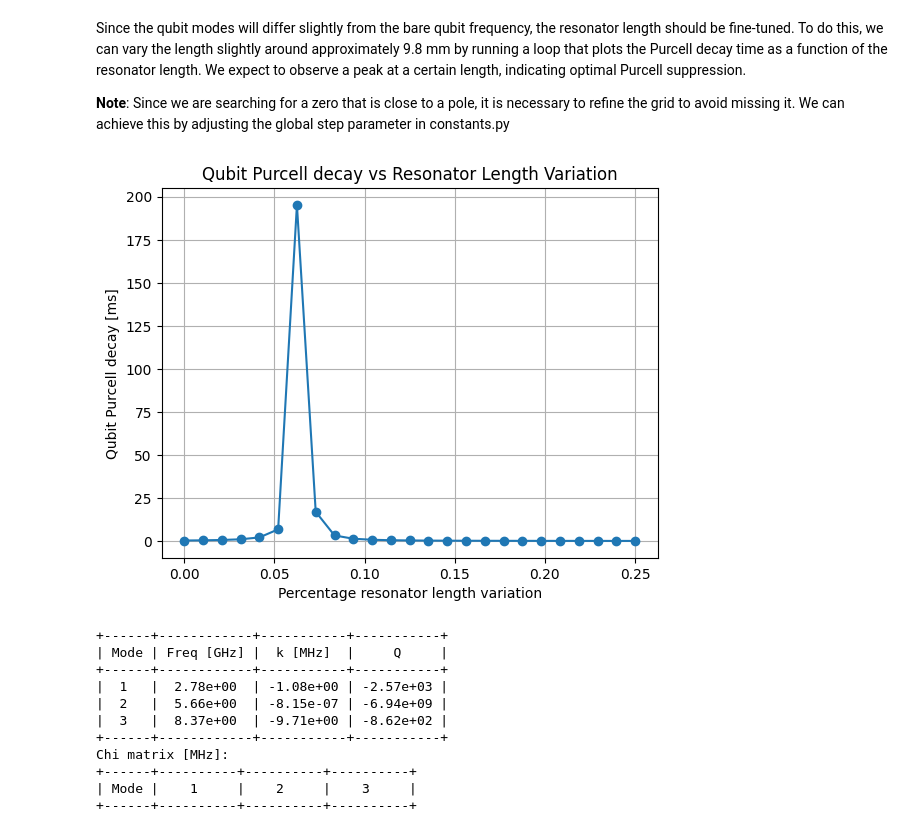
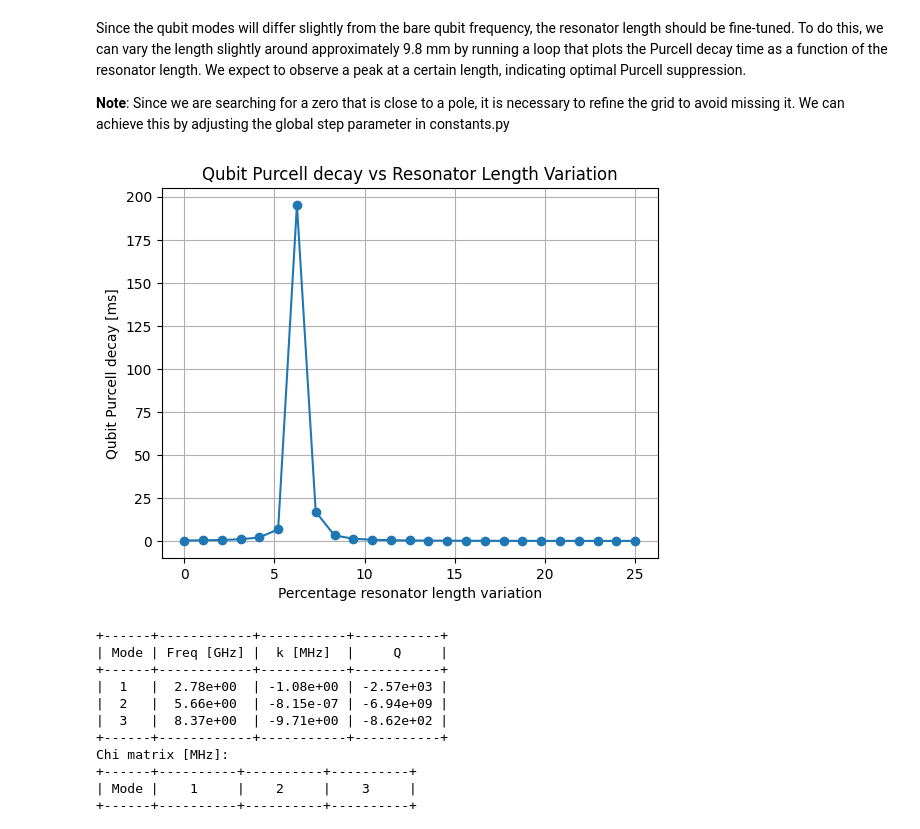
Before and after one commit to SimonaZaccaria/QuLTRA, a Jupyter notebook: tutorial/Exploiting_higher_modes.ipynb, the cells around one changed output. Cells and saved outputs as stored; diff of their text form; code cells hidden in the pictures.

Commit message:
changed graph

```diff
--- a/tutorial/Exploiting_higher_modes.ipynb
+++ b/tutorial/Exploiting_higher_modes.ipynb
@@ -41,14 +41,14 @@ for var in variations:
 # %%
 import matplotlib.pyplot as plt
 
-plt.plot(variations, Tp, marker='o')
+plt.plot(variations*100, Tp, marker='o')
 plt.xlabel('Percentage resonator length variation')
 plt.ylabel('Qubit Purcell decay [ms]')
 plt.title('Qubit Purcell decay vs Resonator Length Variation')
 plt.grid(True)
 plt.show()
 # %% [output]
-[figure, old version]
+[figure, new version]
 # %%
 i=np.argmax(np.array(Tp))
 l_final=l+l*variations[i]
```
